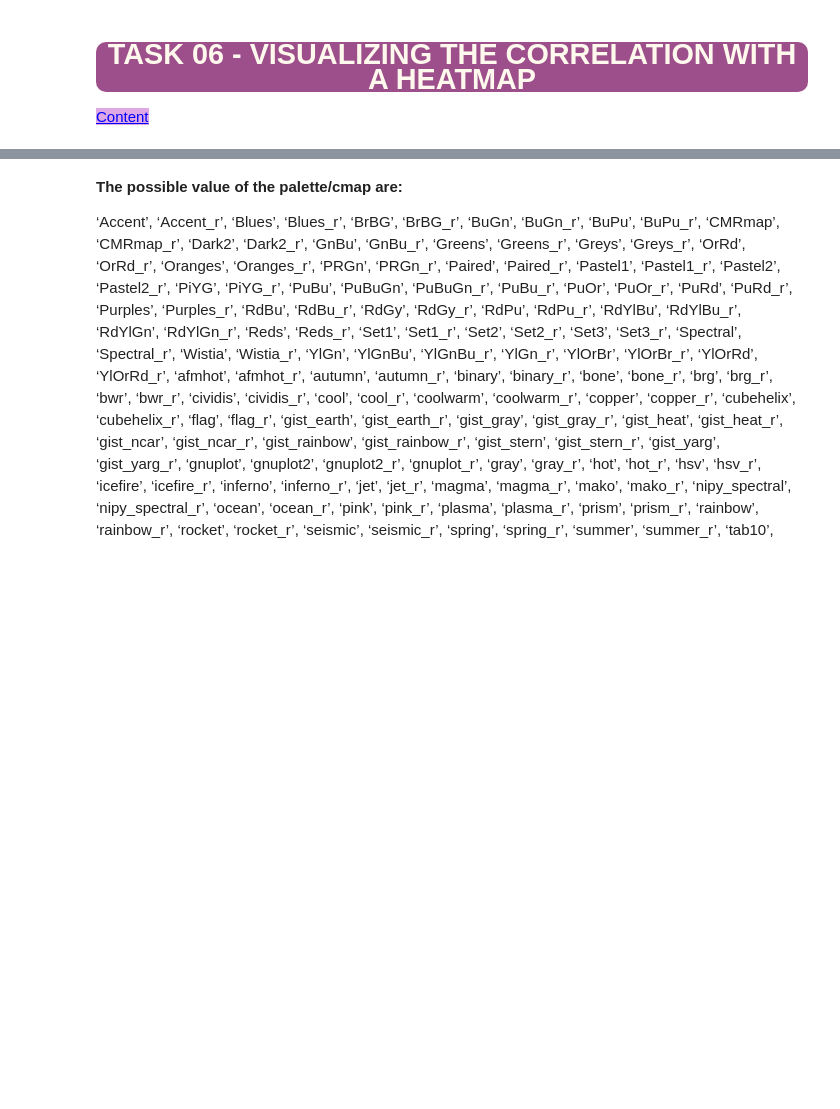
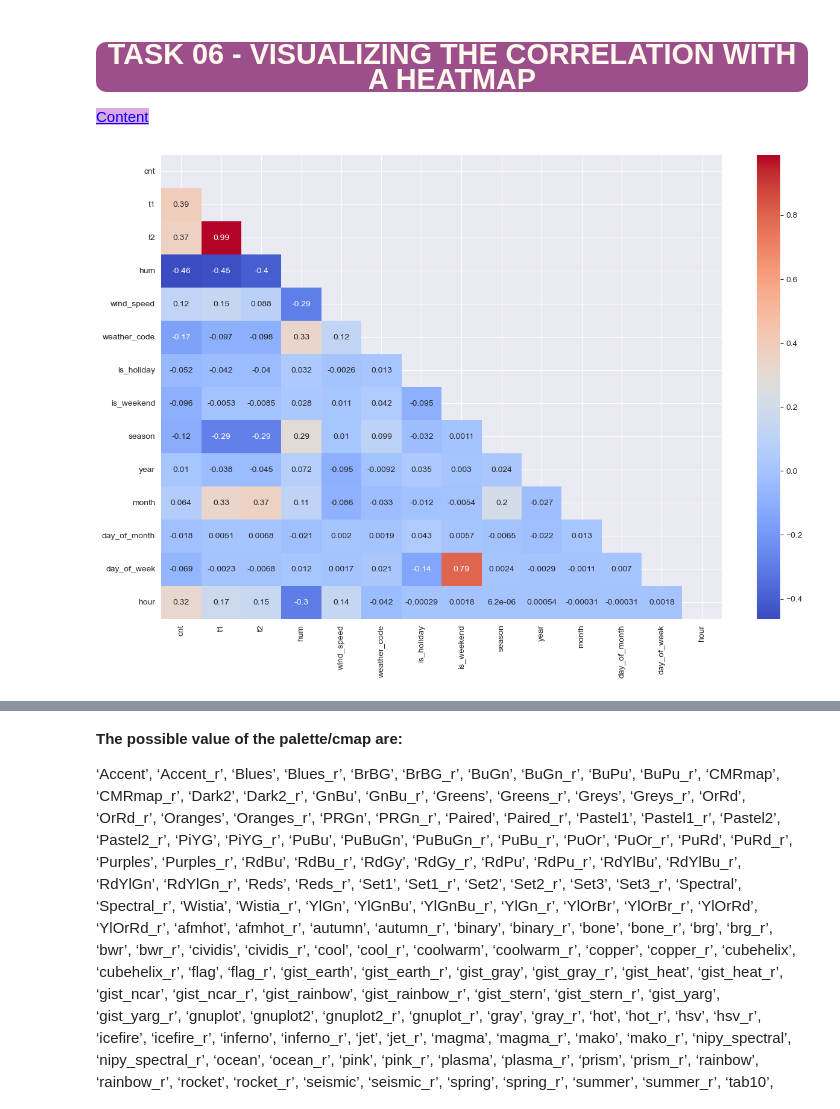
Before and after one commit to 4dsolutions/clarusway_data_analysis, a Jupyter notebook: DVwPY_S7/CapStone_Example_Bike_Sharing.ipynb, the cells around one changed output, grey strips where cells are left out. Drawn from its saved outputs; the diff is of its cells as text; code cells hidden in the pictures; blank space fills up the shorter version.

```diff
--- a/DVwPY_S7/CapStone_Example_Bike_Sharing.ipynb
+++ b/DVwPY_S7/CapStone_Example_Bike_Sharing.ipynb
@@ -262,4 +381,4 @@ type(df['timestamp'][0])
 # %%
-df.timestamp = pd.to_datetime(df['timestamp'])
+df.timestamp = pd.to_datetime(df.timestamp)
 # %%
 df.info()
@@ -290,5 +469,6 @@ df.index.year
 # %%
-f = lambda x: x.strftime('%Y-%m') # strftime works with array
+def f(x):
+    return x.strftime('%Y-%m') # strftime works with array
 
 df['year_month'] = f(df.index)
 df['year'] = df.index.year  # only apply to array
@@ -325,13 +513,15 @@ style="color:blue; background-color:#dfa8e4" data-toggle="popover">Content</a>
 # %%
 # for all variables
 
 plt.figure(figsize=(15, 10))
 
 # sns.heatmap(df.corr(), annot=True, cmap="coolwarm");
 
 # # BONUS If you want to show half of the Meatmap Matrix
 # # Getting the Upper Triangle of the co-relation matrix
-matrix = np.triu(df.corr())
+matrix = np.triu(df.corr(numeric_only=True))
 
 # # using the upper triangle matrix as mask
-sns.heatmap(df.corr(), annot=True, cmap="coolwarm", mask=matrix);
+sns.heatmap(df.corr(numeric_only=True), annot=True, cmap="coolwarm", mask=matrix);
+# %% [output]
+[figure, added]
```
Also changed, not shown: parts of 68 cells of this notebook.
